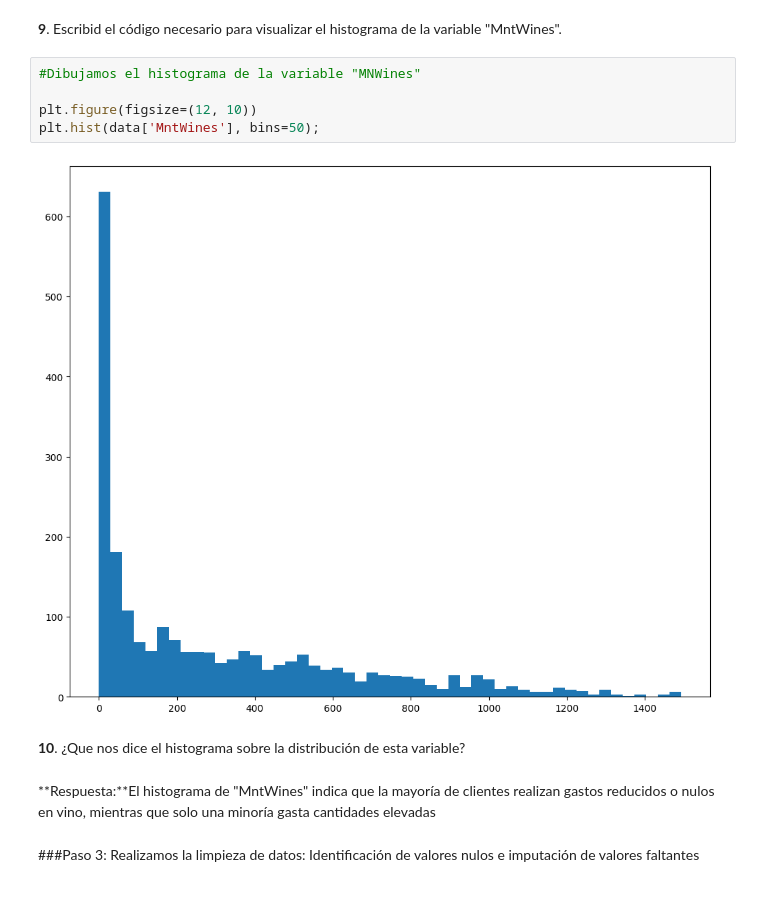
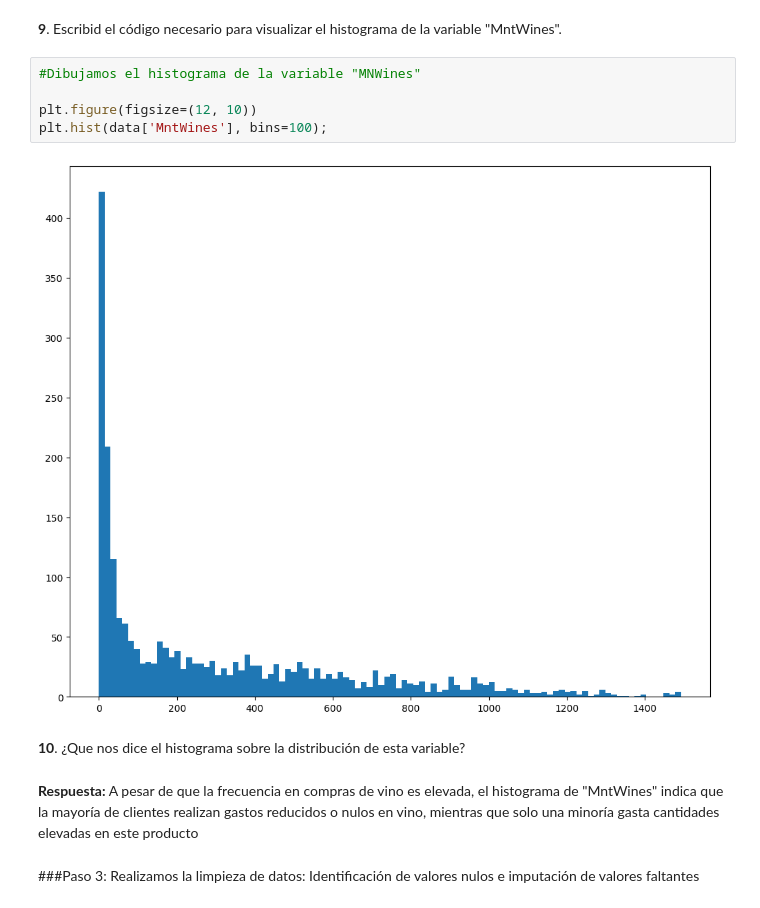
Before and after one commit to pdelolmo/pdelolmo-data, a Jupyter notebook: Análisis_de_descriptivo_de_los_datos_EDA_de_un_CRM.ipynb, the cells around one changed output. Saved outputs shown, nothing was run; the diff lists cells and outputs as text.

```diff
--- a/Análisis_de_descriptivo_de_los_datos_EDA_de_un_CRM.ipynb
+++ b/Análisis_de_descriptivo_de_los_datos_EDA_de_un_CRM.ipynb
@@ -194,14 +200,14 @@ plt.hist(data['Age'], bins=50);
 # %%
 #Dibujamos el histograma de la variable "MNWines"
 
 plt.figure(figsize=(12, 10))
-plt.hist(data['MntWines'], bins=50);
+plt.hist(data['MntWines'], bins=100);
 # %% [output]
-[figure, old version]
+[figure, new version]
 # %% [markdown]
  **10**. ¿Que nos dice el histograma sobre la distribución de esta variable?
 # %% [markdown]
-**Respuesta:**El histograma de "MntWines" indica que la mayoría de clientes realizan gastos reducidos o nulos en vino, mientras que solo una minoría gasta cantidades elevadas
+**Respuesta:** A pesar de que la frecuencia en compras de vino es elevada, el histograma de "MntWines" indica que la mayoría de clientes realizan gastos reducidos o nulos en vino, mientras que solo una minoría gasta cantidades elevadas en este producto
 # %% [markdown]
 ###Paso 3: Realizamos la limpieza de datos: Identificación de valores nulos e imputación de valores faltantes
 # %%
```
Also changed, not shown: parts of 23 cells of this notebook.
